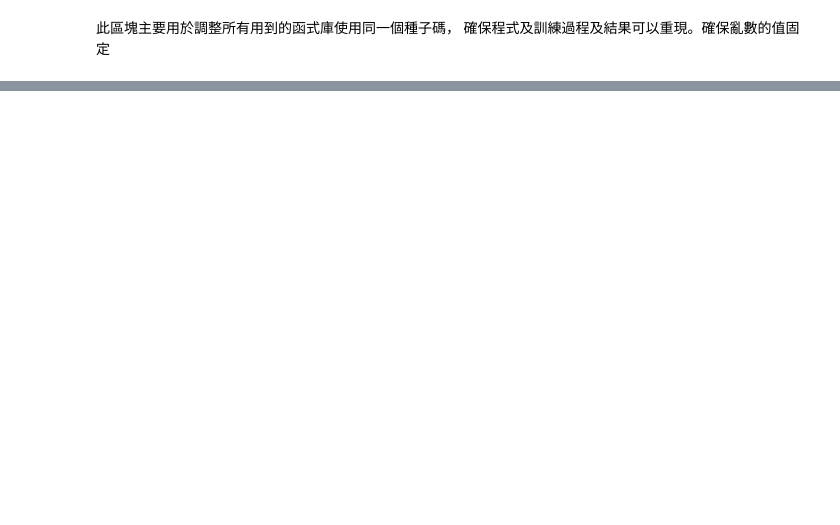
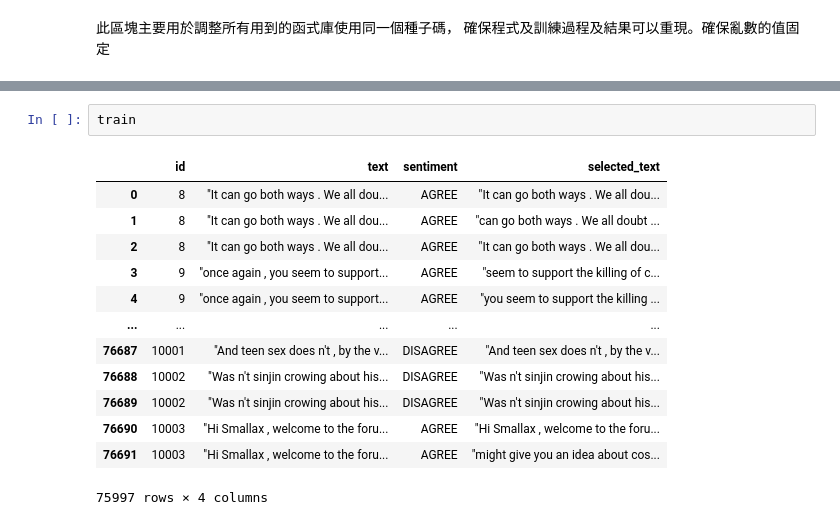
Before and after one commit to PoKai-H/NLP-RoBERTa, a Jupyter notebook: RoBERTa_PyTorch.ipynb, the cells around one changed output, grey strips where cells are left out. Cells and saved outputs as stored; diff of their text form; blank space fills up the shorter version.

```diff
--- a/RoBERTa_PyTorch.ipynb
+++ b/RoBERTa_PyTorch.ipynb
@@ -43,0 +599,16 @@ seed_everything(seed)
+# %%
+train
+# %% [output]
+|  | id | text | sentiment | selected_text |
+| 0 | 8 | "It can go both ways . We all dou... | AGREE | "It can go both ways . We all dou... |
+| 1 | 8 | "It can go both ways . We all dou... | AGREE | "can go both ways . We all doubt ... |
+| 2 | 8 | "It can go both ways . We all dou... | AGREE | "It can go both ways . We all dou... |
+| 3 | 9 | "once again , you seem to support... | AGREE | "seem to support the killing of c... |
+| 4 | 9 | "once again , you seem to support... | AGREE | "you seem to support the killing ... |
+| ... | ... | ... | ... | ... |
+| 76687 | 10001 | "And teen sex does n't , by the v... | DISAGREE | "And teen sex does n't , by the v... |
+| 76688 | 10002 | "Was n't sinjin crowing about his... | DISAGREE | "Was n't sinjin crowing about his... |
+| 76689 | 10002 | "Was n't sinjin crowing about his... | DISAGREE | "Was n't sinjin crowing about his... |
+| 76690 | 10003 | "Hi Smallax , welcome to the foru... | AGREE | "Hi Smallax , welcome to the foru... |
+| 76691 | 10003 | "Hi Smallax , welcome to the foru... | AGREE | "might give you an idea about cos... |
+75997 rows × 4 columns
```
Also changed, not shown: parts of 34 cells of this notebook.
